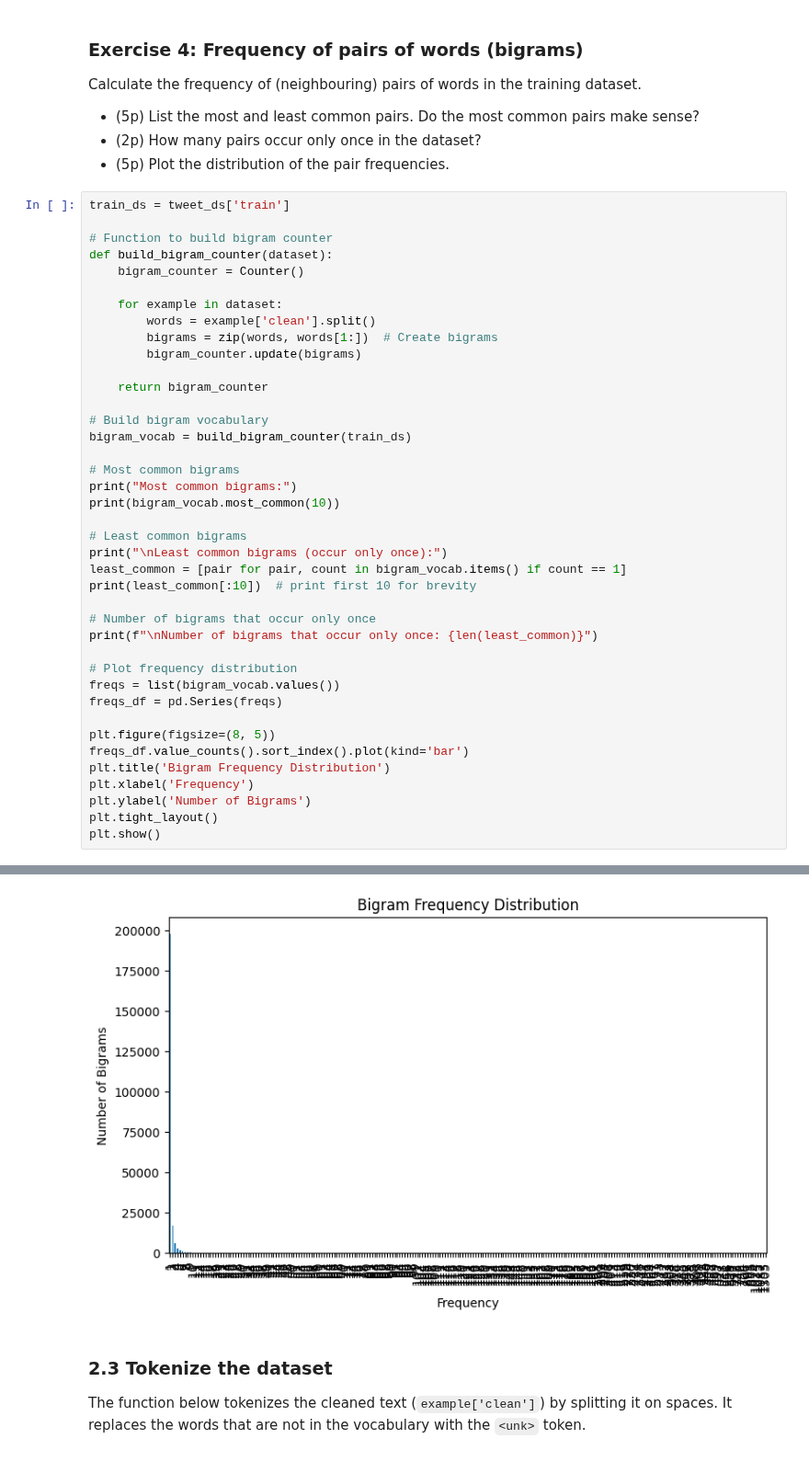
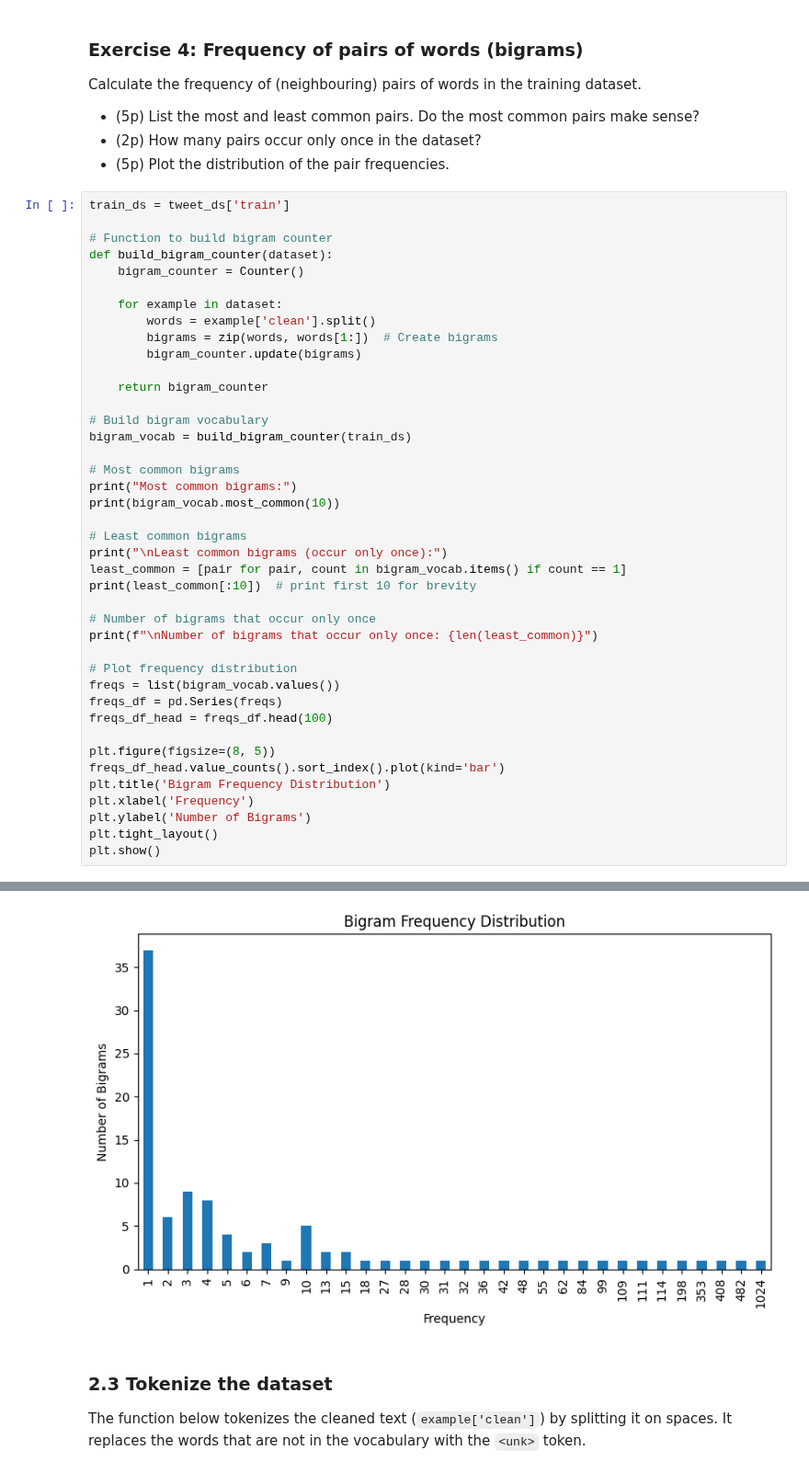
Before and after one commit to vddobush/NLP_Project, a Jupyter notebook: lab1_empty.ipynb, the cells around one changed output, grey strips where cells are left out. Shown at 92% size. Saved outputs shown, nothing was run; the diff lists cells and outputs as text.

````diff
--- a/lab1_empty.ipynb
+++ b/lab1_empty.ipynb
@@ -588,35 +588,36 @@ bigram_vocab = build_bigram_counter(train_ds)
 # Most common bigrams
 print("Most common bigrams:")
 print(bigram_vocab.most_common(10))
 
 # Least common bigrams
 print("\nLeast common bigrams (occur only once):")
 least_common = [pair for pair, count in bigram_vocab.items() if count == 1]
 print(least_common[:10])  # print first 10 for brevity
 
 # Number of bigrams that occur only once
 print(f"\nNumber of bigrams that occur only once: {len(least_common)}")
 
 # Plot frequency distribution
 freqs = list(bigram_vocab.values())
 freqs_df = pd.Series(freqs)
+freqs_df_head = freqs_df.head(100)
 
 plt.figure(figsize=(8, 5))
-freqs_df.value_counts().sort_index().plot(kind='bar')
+freqs_df_head.value_counts().sort_index().plot(kind='bar')
 plt.title('Bigram Frequency Distribution')
 plt.xlabel('Frequency')
 plt.ylabel('Number of Bigrams')
 plt.tight_layout()
 plt.show()
 # %% [output]
 Most common bigrams:
 [(('it', 's'), 1305), (('i', 'm'), 1153), (('los', 'angeles'), 1087), (('with', 'my'), 1075), (('in', 'the'), 1024), (('for', 'the'), 876), (('i', 'love'), 865), (('angeles', 'california'), 801), (('o ...
 
 Least common bigrams (occur only once):
 [('through', 'venice'), ('sun', 'withuser'), ('withuser', 'abbot'), ('some', 'bbq'), ('and', 'whiskey'), ('whiskey', 'libations'), ('libations', 'chomp'), ('chomp', 'belch'), ('belch', 'chomp'), ('cho ...
 
 Number of bigrams that occur only once: 198065
-[figure, old version]
+[figure, new version]
 # %% [markdown]
 ### 2.3 Tokenize the dataset
 The function below tokenizes the cleaned text (```example['clean']```) by splitting it on spaces. It replaces the words that are not in the vocabulary with the `<unk>` token.
````
Also changed, not shown: parts of 9 cells of this notebook, 2 other files.
